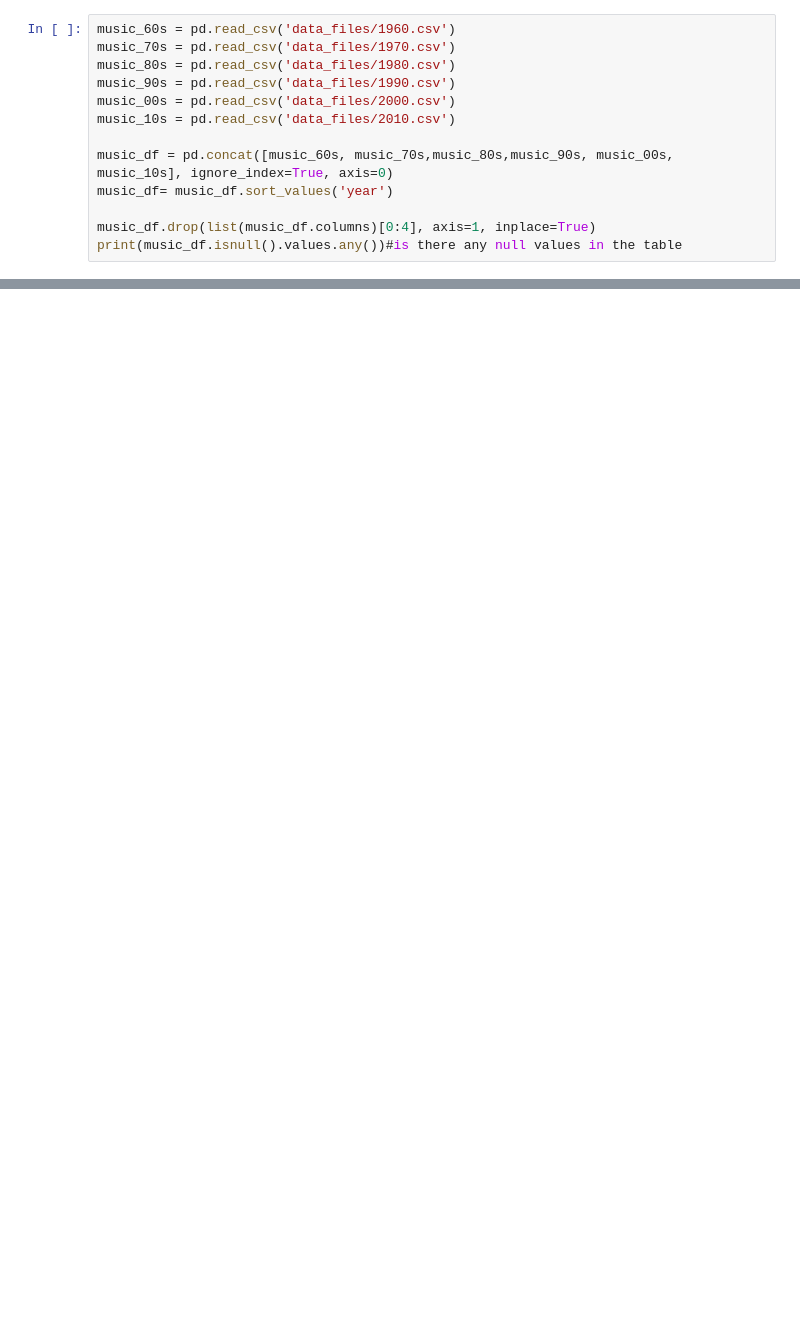
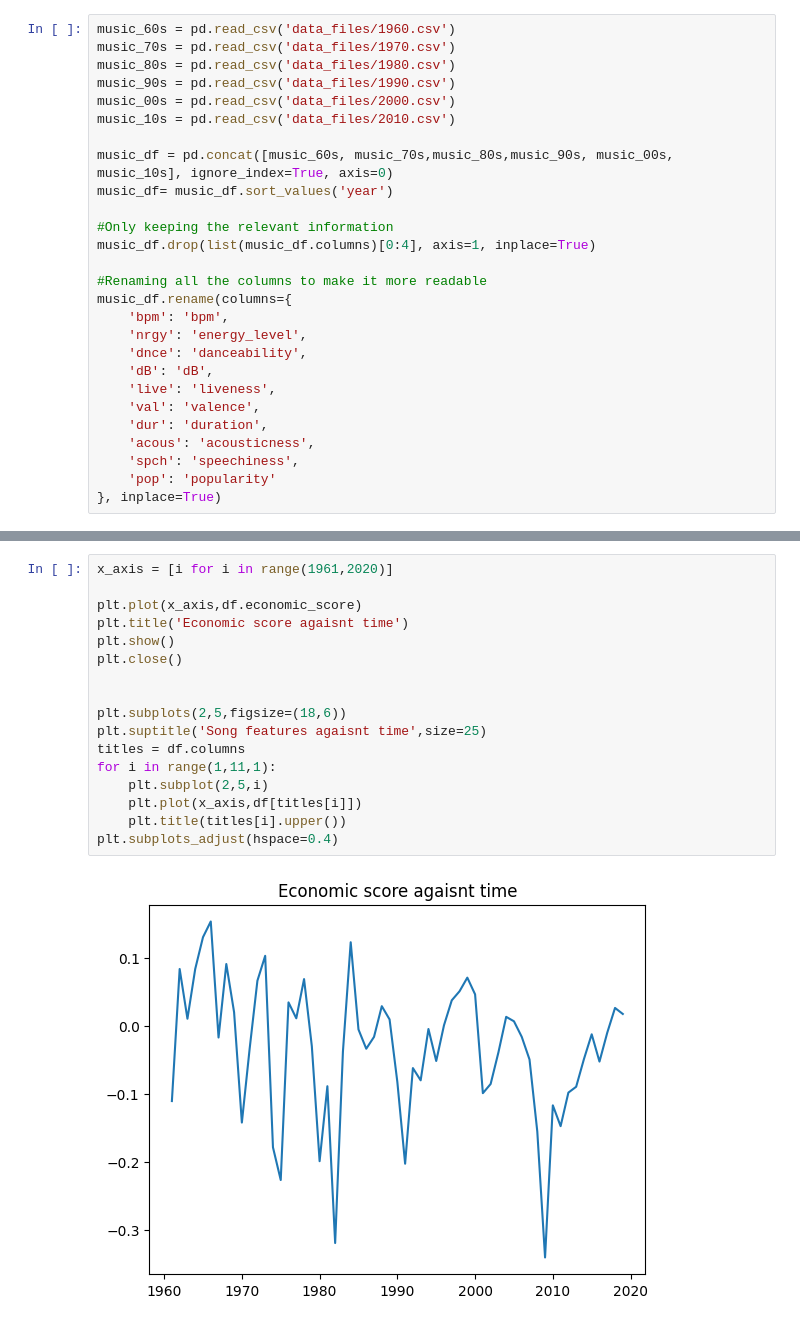
Before and after one commit to SubaitaM/sounds-of-the-economy, a Jupyter notebook: songs_of_the_economy.ipynb, the cells around one changed output, grey strips where cells are left out. Saved outputs shown, nothing was run; the diff lists cells and outputs as text; blank space fills up the shorter version.

```diff
--- a/songs_of_the_economy.ipynb
+++ b/songs_of_the_economy.ipynb
@@ -74,5 +65,19 @@ music_10s = pd.read_csv('data_files/2010.csv')
 music_df = pd.concat([music_60s, music_70s,music_80s,music_90s, music_00s, music_10s], ignore_index=True, axis=0)
 music_df= music_df.sort_values('year')
 
+#Only keeping the relevant information
 music_df.drop(list(music_df.columns)[0:4], axis=1, inplace=True)
-print(music_df.isnull().values.any())#is there any null values in the table
+
+#Renaming all the columns to make it more readable
+music_df.rename(columns={
+    'bpm': 'bpm',
+    'nrgy': 'energy_level',
+    'dnce': 'danceability',
+    'dB': 'dB',
+    'live': 'liveness',
+    'val': 'valence',
+    'dur': 'duration',
+    'acous': 'acousticness',
+    'spch': 'speechiness',
+    'pop': 'popularity'
+}, inplace=True)
@@ -91,0 +91,19 @@ Index(['economic_score', 'bpm', 'nrgy', 'dnce', 'dB', 'live', 'val', 'dur',
+# %%
+x_axis = [i for i in range(1961,2020)]
+
+plt.plot(x_axis,df.economic_score)
+plt.title('Economic score agaisnt time')
+plt.show()
+plt.close()
+
+
+plt.subplots(2,5,figsize=(18,6))
+plt.suptitle('Song features agaisnt time',size=25)
+titles = df.columns
+for i in range(1,11,1):
+    plt.subplot(2,5,i)
+    plt.plot(x_axis,df[titles[i]])
+    plt.title(titles[i].upper())
+plt.subplots_adjust(hspace=0.4)
+# %% [output]
+[figure, added]
```
Also changed, not shown: parts of 15 cells of this notebook.
